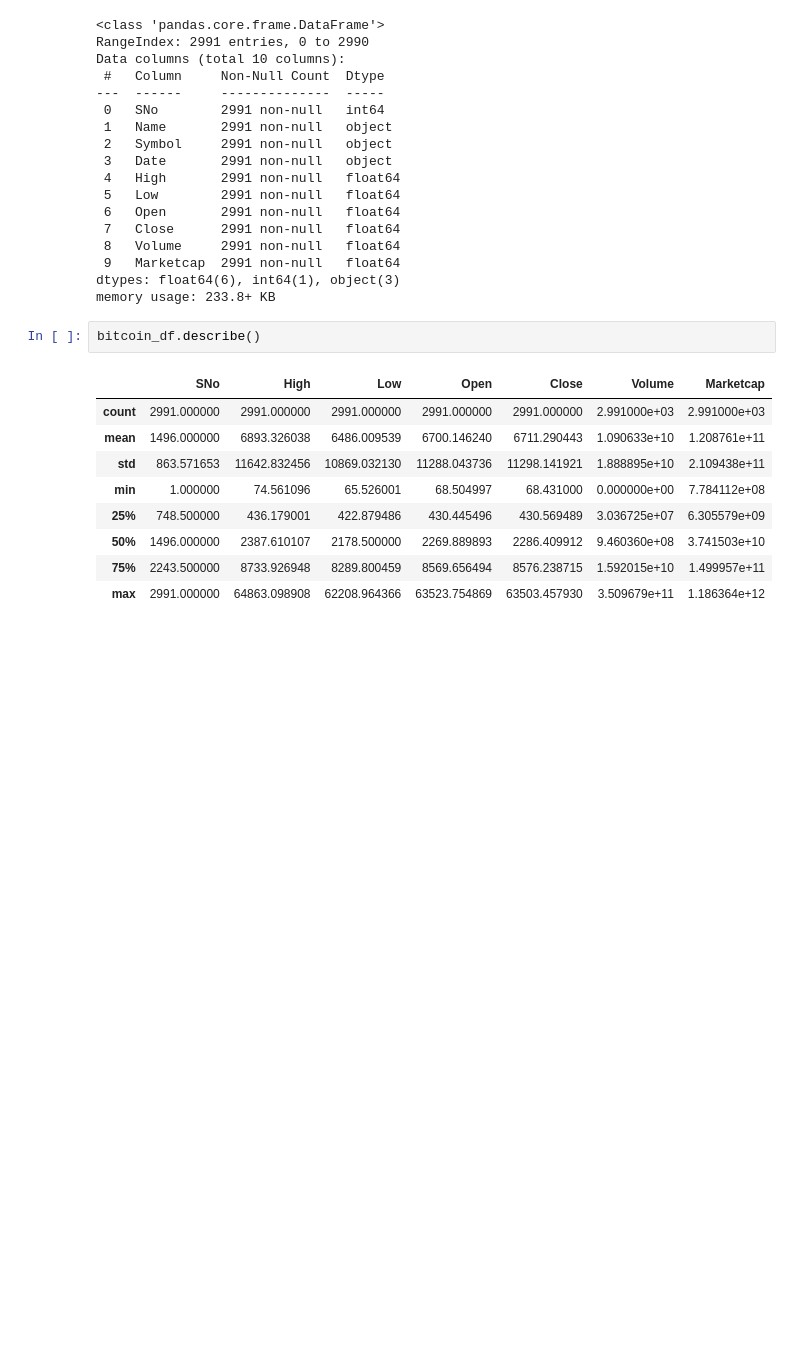
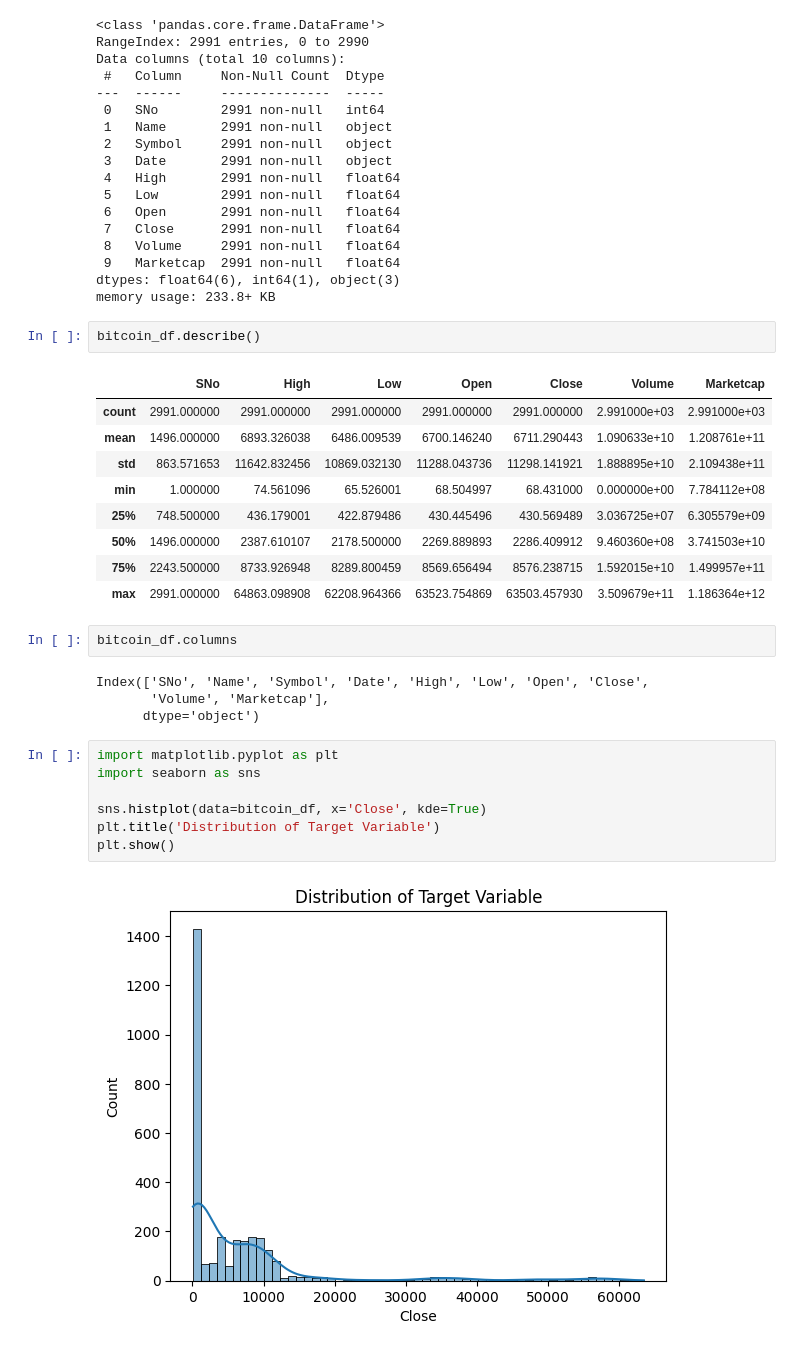
Before and after one commit to NurAlamNahidSarkar/bitcoinPricePrediction_ML, a Jupyter notebook: bitcoinpriceprediction.ipynb, the cells around one changed output. Saved outputs shown, nothing was run; the diff lists cells and outputs as text; blank space fills up the shorter version.

Commit message:
Kaggle Notebook | BitcoinPricePrediction | Version 3

```diff
--- a/bitcoinpriceprediction.ipynb
+++ b/bitcoinpriceprediction.ipynb
@@ -86,3 +86,18 @@ bitcoin_df.describe()
 | 50% | 1496.000000 | 2387.610107 | 2178.500000 | 2269.889893 | 2286.409912 | 9.460360e+08 | 3.741503e+10 |
 | 75% | 2243.500000 | 8733.926948 | 8289.800459 | 8569.656494 | 8576.238715 | 1.592015e+10 | 1.499957e+11 |
 | max | 2991.000000 | 64863.098908 | 62208.964366 | 63523.754869 | 63503.457930 | 3.509679e+11 | 1.186364e+12 |
+# %%
+bitcoin_df.columns
+# %% [output]
+Index(['SNo', 'Name', 'Symbol', 'Date', 'High', 'Low', 'Open', 'Close',
+       'Volume', 'Marketcap'],
+      dtype='object')
+# %%
+import matplotlib.pyplot as plt
+import seaborn as sns
+
+sns.histplot(data=bitcoin_df, x='Close', kde=True)
+plt.title('Distribution of Target Variable')
+plt.show()
+# %% [output]
+[figure, added]
```
Also changed, not shown: parts of 12 cells of this notebook.
